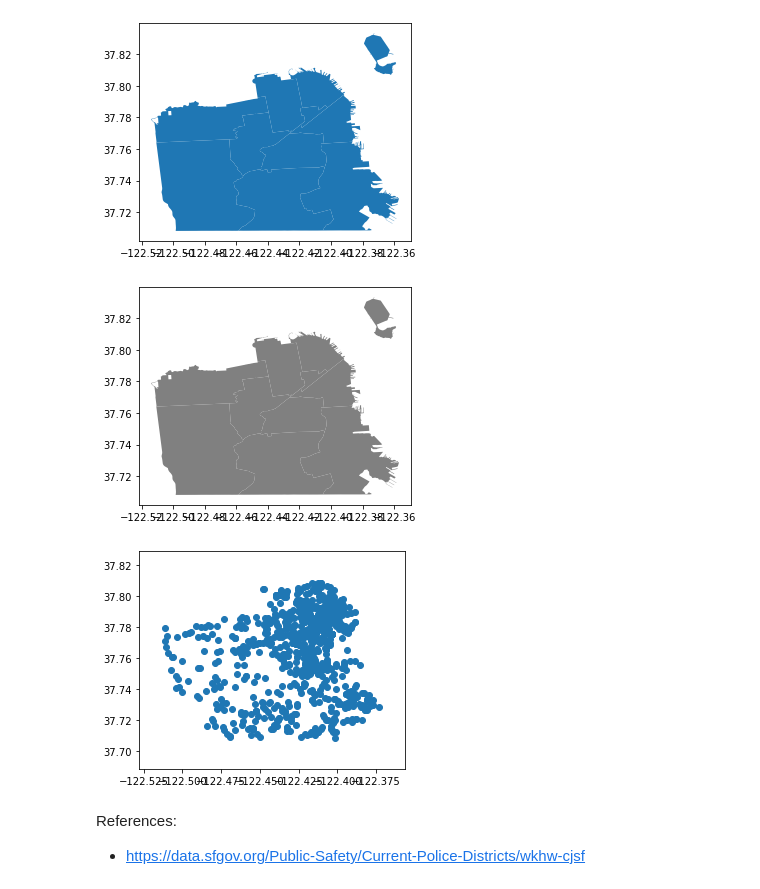
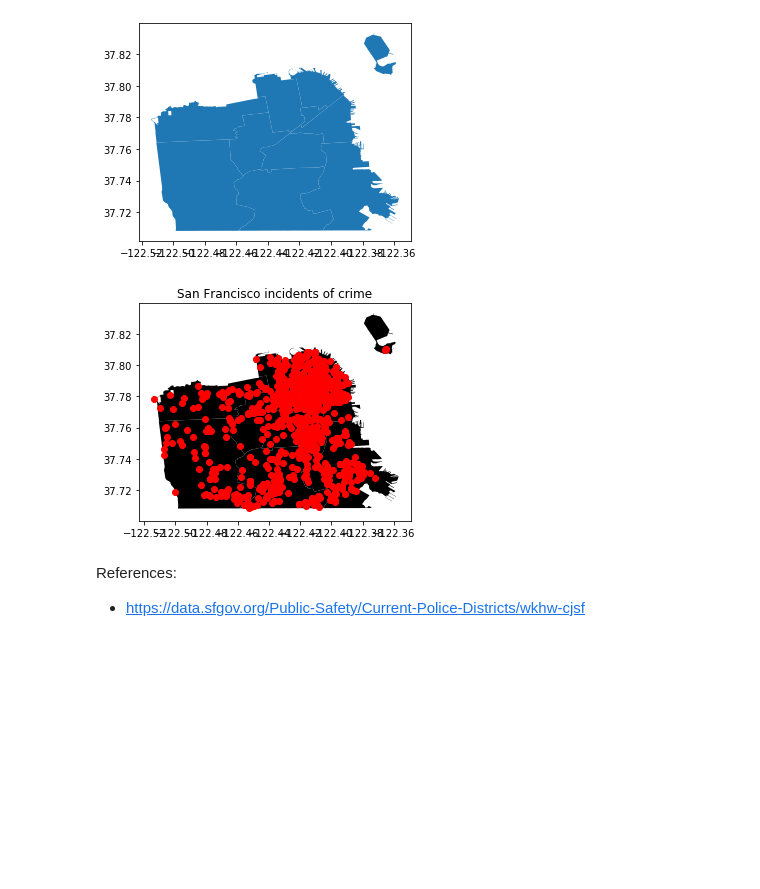
Before and after one commit to fescobar96/Crime-Prediction-in-San-Francisco, a Jupyter notebook: Crime_Visualization_by_Police_District.ipynb, the cells around one changed output. Cells and saved outputs as stored; diff of their text form; code cells hidden in the pictures; blank space fills up the shorter version.

Commit message:
Add plot overlay

```diff
--- a/Crime_Visualization_by_Police_District.ipynb
+++ b/Crime_Visualization_by_Police_District.ipynb
@@ -81,13 +85,14 @@ sfpd.plot()
 plt.show()
 # %% [output]
 [figure]
-# %%
-sfpd.plot(color="gray")
-geo_data.plot()
-plt.show()
-# %% [output]
-[figure, removed]
-[figure, removed]
+# %%
+fig, ax = plt.subplots(1)
+sfpd_map = sfpd.plot(ax=ax, color="black")
+geo_data.plot(ax=sfpd_map, color="red")
+ax.set_title("San Francisco incidents of crime")
+plt.show()
+# %% [output]
+[figure, added]
 # %% [markdown]
 References:
 
```
Also changed, not shown: parts of 5 cells of this notebook.
